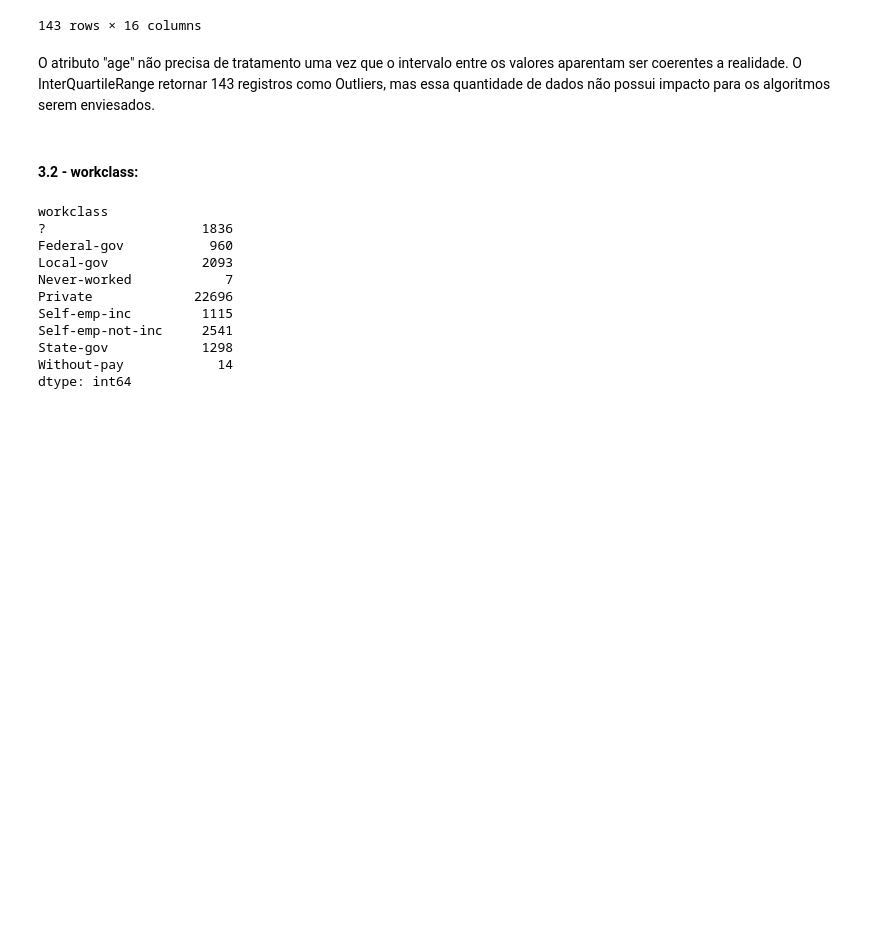
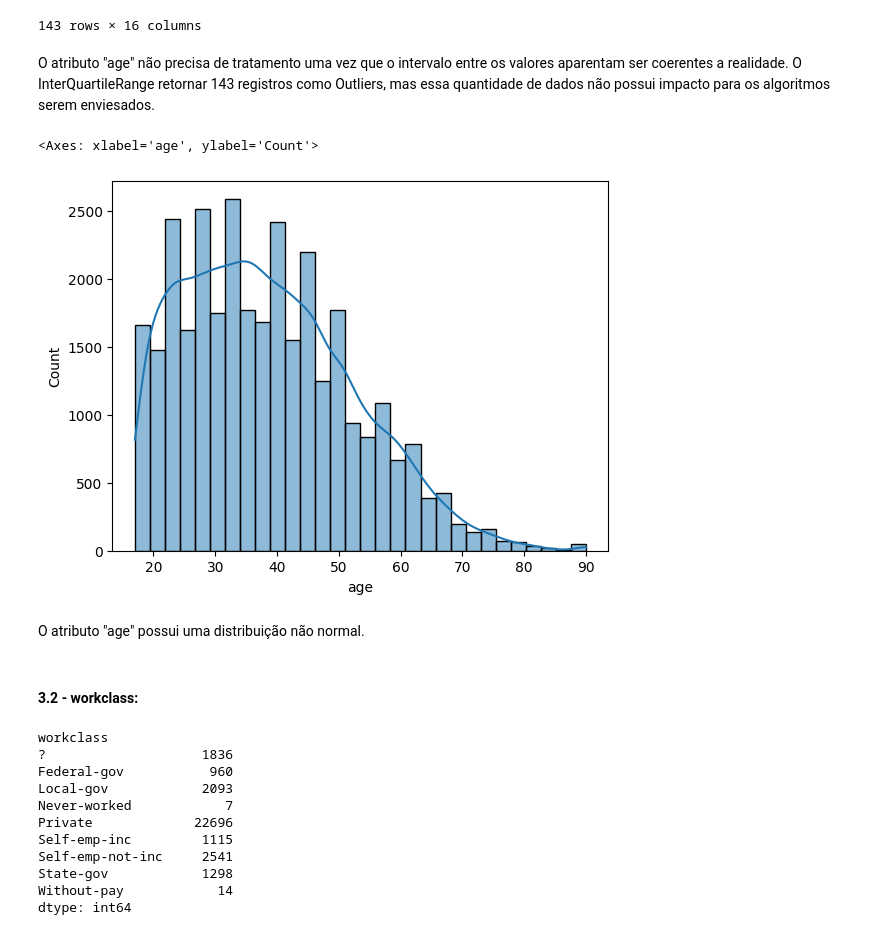
Before and after one commit to luccasena/Machine-Learning-Binary-Classification, a Jupyter notebook: 1data_analyses.ipynb, the cells around one changed output. Cells and saved outputs as stored; diff of their text form; code cells hidden in the pictures; blank space fills up the shorter version.

```diff
--- a/1data_analyses.ipynb
+++ b/1data_analyses.ipynb
@@ -174,6 +174,13 @@ dataset.loc[dataset["age"] > upper_bound]
 143 rows × 16 columns
 # %% [markdown]
 O atributo "age" não precisa de tratamento uma vez que o intervalo entre os valores aparentam ser coerentes a realidade. O InterQuartileRange retornar 143 registros como Outliers, mas essa quantidade de dados não possui impacto para os algoritmos serem enviesados.
+# %%
+sn.histplot(dataset["age"], kde=True, bins=30)
+# %% [output]
+<Axes: xlabel='age', ylabel='Count'>
+[figure, added]
+# %% [markdown]
+O atributo "age" possui uma distribuição não normal.
 # %% [markdown]
 #### **3.2 - workclass:**
 # %%
```
Also changed, not shown: parts of 10 cells of this notebook, 5 other files.
